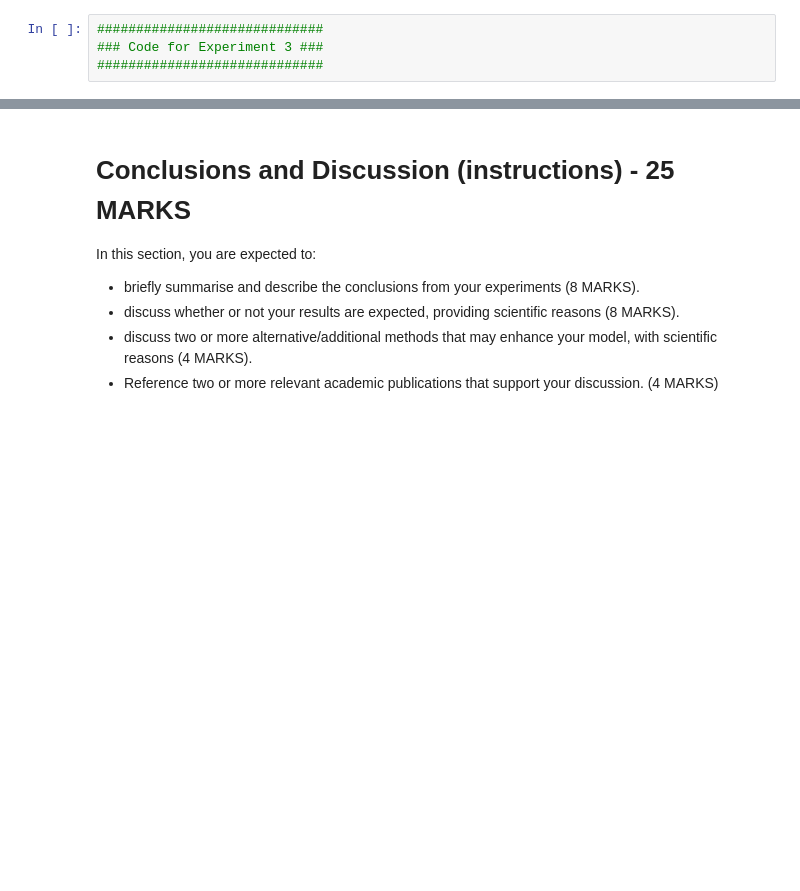
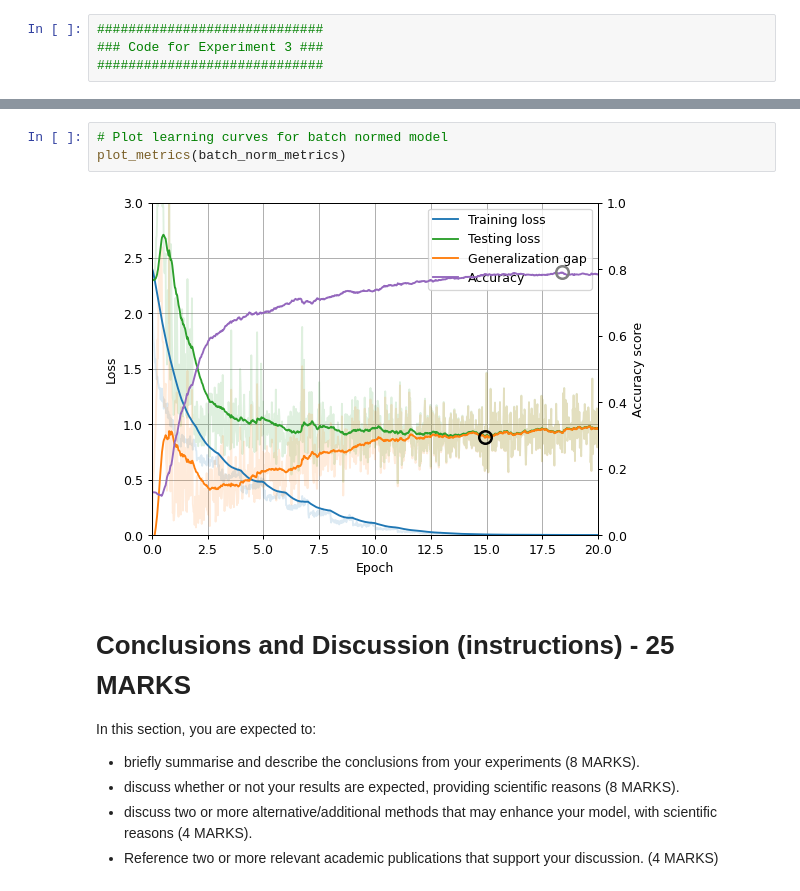
Before and after one commit to Guy29/CIFAR-10-experiments, a Jupyter notebook: 267649.ipynb, the cells around one changed output, grey strips where cells are left out. Drawn from its saved outputs; the diff is of its cells as text; blank space fills up the shorter version.

```diff
--- a/267649.ipynb
+++ b/267649.ipynb
@@ -730,3 +766,8 @@ plot_gradient_stats(my_nn_metrics)
+# %%
+# Plot learning curves for batch normed model
+plot_metrics(batch_norm_metrics)
+# %% [output]
+[figure, added]
 # %% [markdown]
 # Conclusions and Discussion (instructions) - 25 MARKS <ignore>
 In this section, you are expected to:
```
Also changed, not shown: parts of 6 cells of this notebook.
